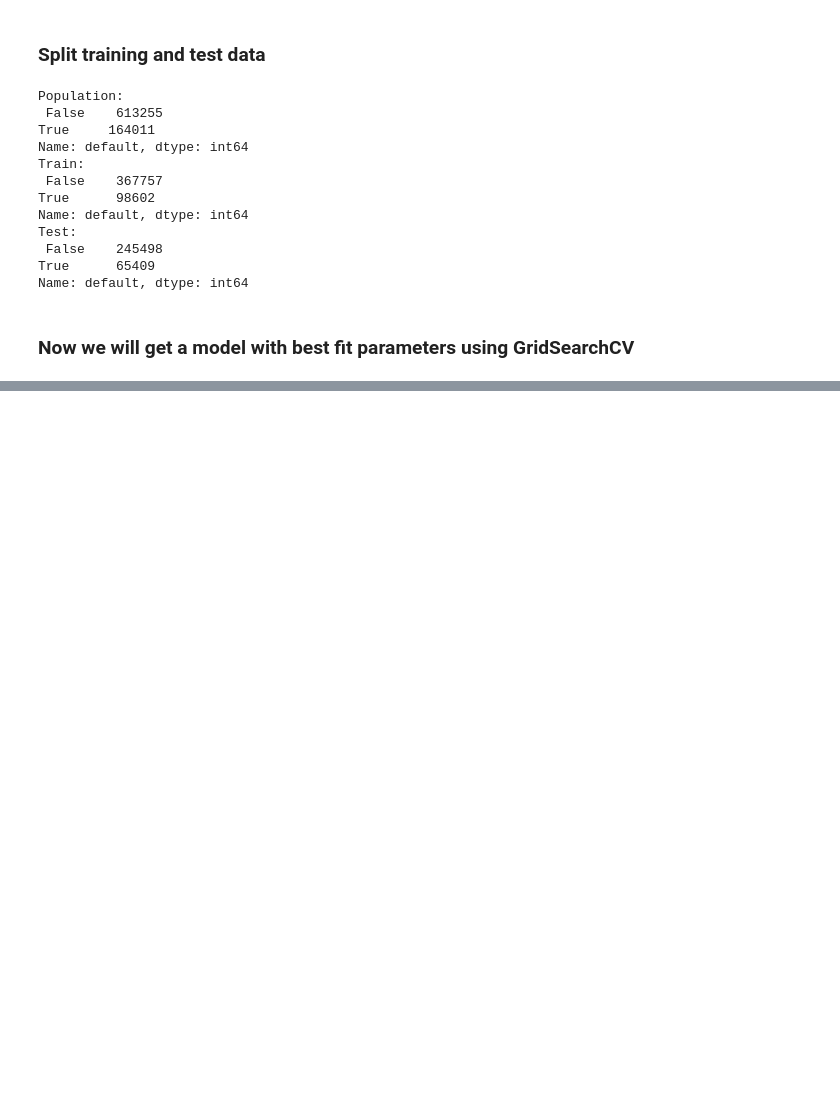
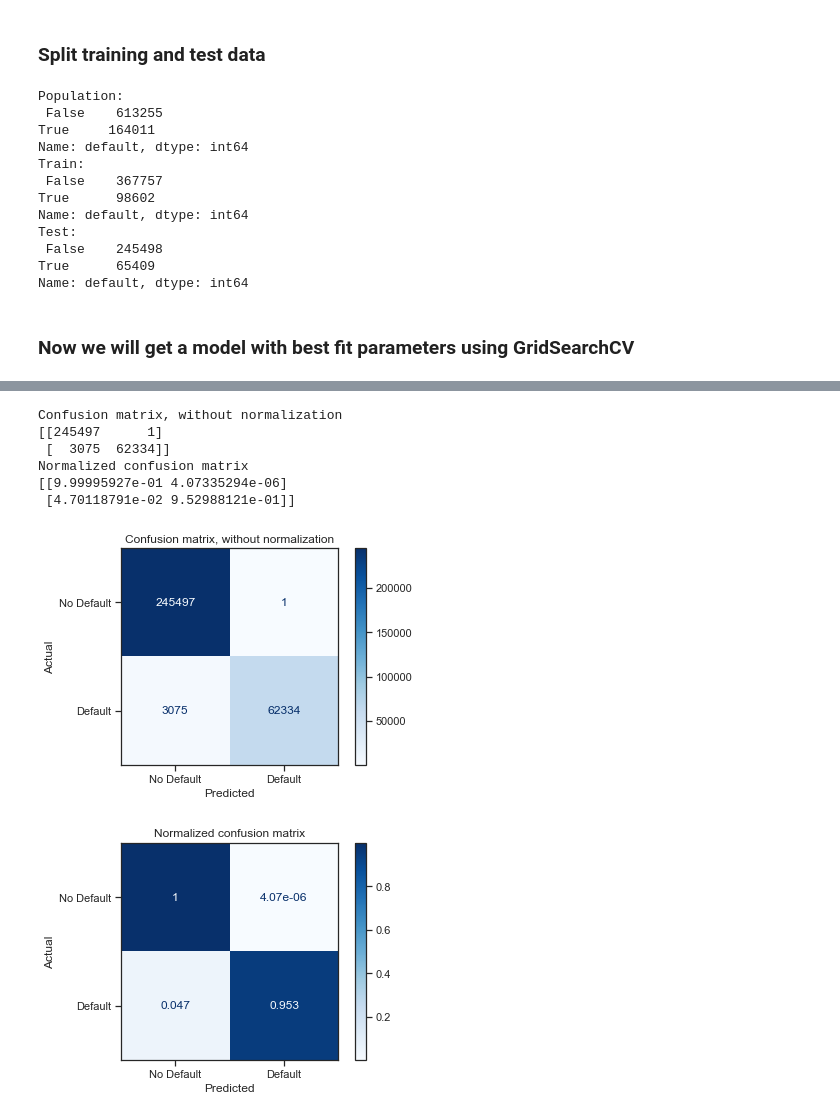
Before and after one commit to Fredak24/DataScience, a Jupyter notebook: HW2/Homework2_Part2.ipynb, the cells around one changed output, grey strips where cells are left out. Drawn from its saved outputs; the diff is of its cells as text; code cells hidden in the pictures; blank space fills up the shorter version.

```diff
--- a/HW2/Homework2_Part2.ipynb
+++ b/HW2/Homework2_Part2.ipynb
@@ -207,0 +223,18 @@ Parameter grid:
+# %%
+# create new training and test datasets with the selected features only
+
+
+# Just use results from Kossi's
+rfecv_selected_train = pd.DataFrame(X_train
+                                   ,columns=['loan_amnt', 'funded_amnt', 'recoveries', 'total_pymnt']
+                                   ,index=X_train.index)
+
+rfecv_selected_test = pd.DataFrame(X_test
+                                   ,columns=['loan_amnt', 'funded_amnt', 'recoveries', 'total_pymnt']
+                                   ,index=X_test.index)
+
+print("train:", rfecv_selected_train.shape)
+print("test:", rfecv_selected_test.shape)
+
+print("train:", rfecv_selected_train.shape)
+print("test:", rfecv_selected_test.shape)
@@ -207,0 +292,6 @@ Parameter grid:
+# %%
+#model = loadModel('lr_model')
+model = loadModel('lr_rfecv_model')
+
+#X_test_data = X_test
+X_test_data = rfecv_selected_test
@@ -207,0 +319,11 @@ Parameter grid:
+# %%
+plotConfusionMatrix('No Default', 'Default', model, X_test_data, y_test)
+# %% [output]
+Confusion matrix, without normalization
+[[245497      1]
+ [  3075  62334]]
+Normalized confusion matrix
+[[9.99995927e-01 4.07335294e-06]
+ [4.70118791e-02 9.52988121e-01]]
+[figure, added]
+[figure, added]
```
Also changed, not shown: parts of 8 cells of this notebook, 18 other files.
